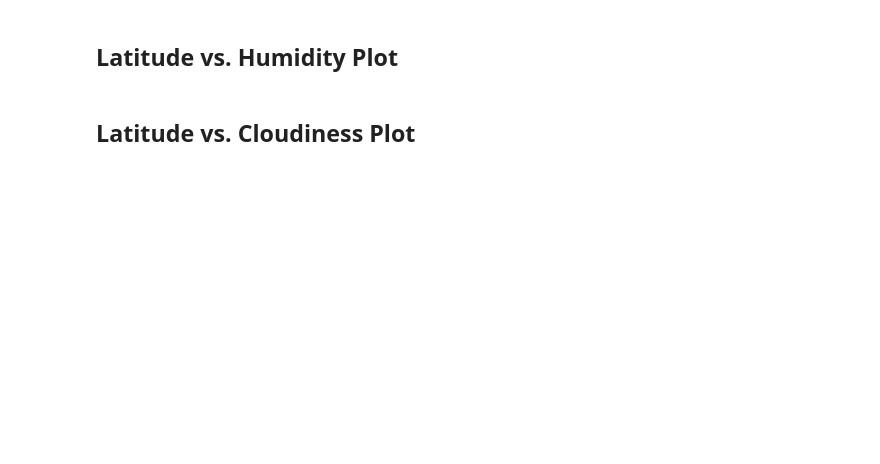
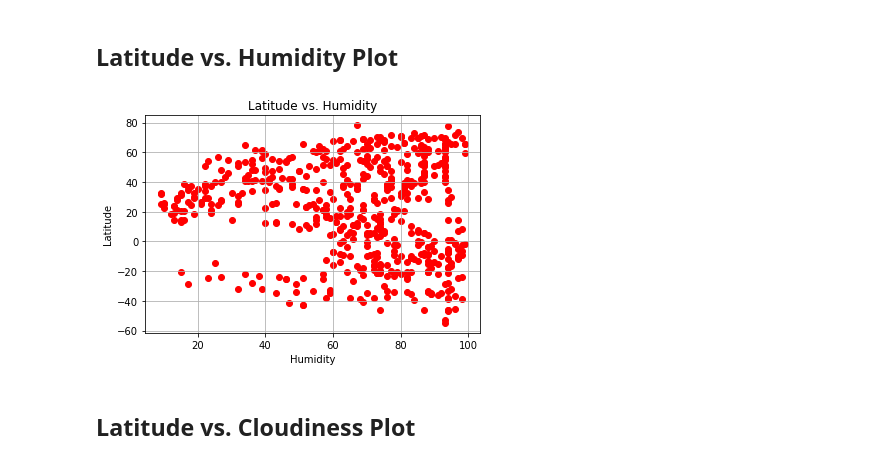
Before and after one commit to caseyjuergens/python-api-challenge, a Jupyter notebook: WeatherPy.ipynb, the cells around one changed output. Cells and saved outputs as stored; diff of their text form; code cells hidden in the pictures; blank space fills up the shorter version.

```diff
--- a/WeatherPy.ipynb
+++ b/WeatherPy.ipynb
@@ -177,4 +226,13 @@ Skip this step if there are no cities that have humidity > 100%.
 # %% [markdown]
 ## Latitude vs. Humidity Plot
+# %%
+plt.scatter(clean_city_data['Humidity'], clean_city_data['Latitude'], marker='o', color= 'red')
+plt.grid()
+plt.xlabel("Humidity")
+plt.ylabel("Latitude")
+plt.title("Latitude vs. Humidity")
+plt.show()
+# %% [output]
+[figure, added]
 # %% [markdown]
 ## Latitude vs. Cloudiness Plot
```
Also changed, not shown: parts of 19 cells of this notebook.
